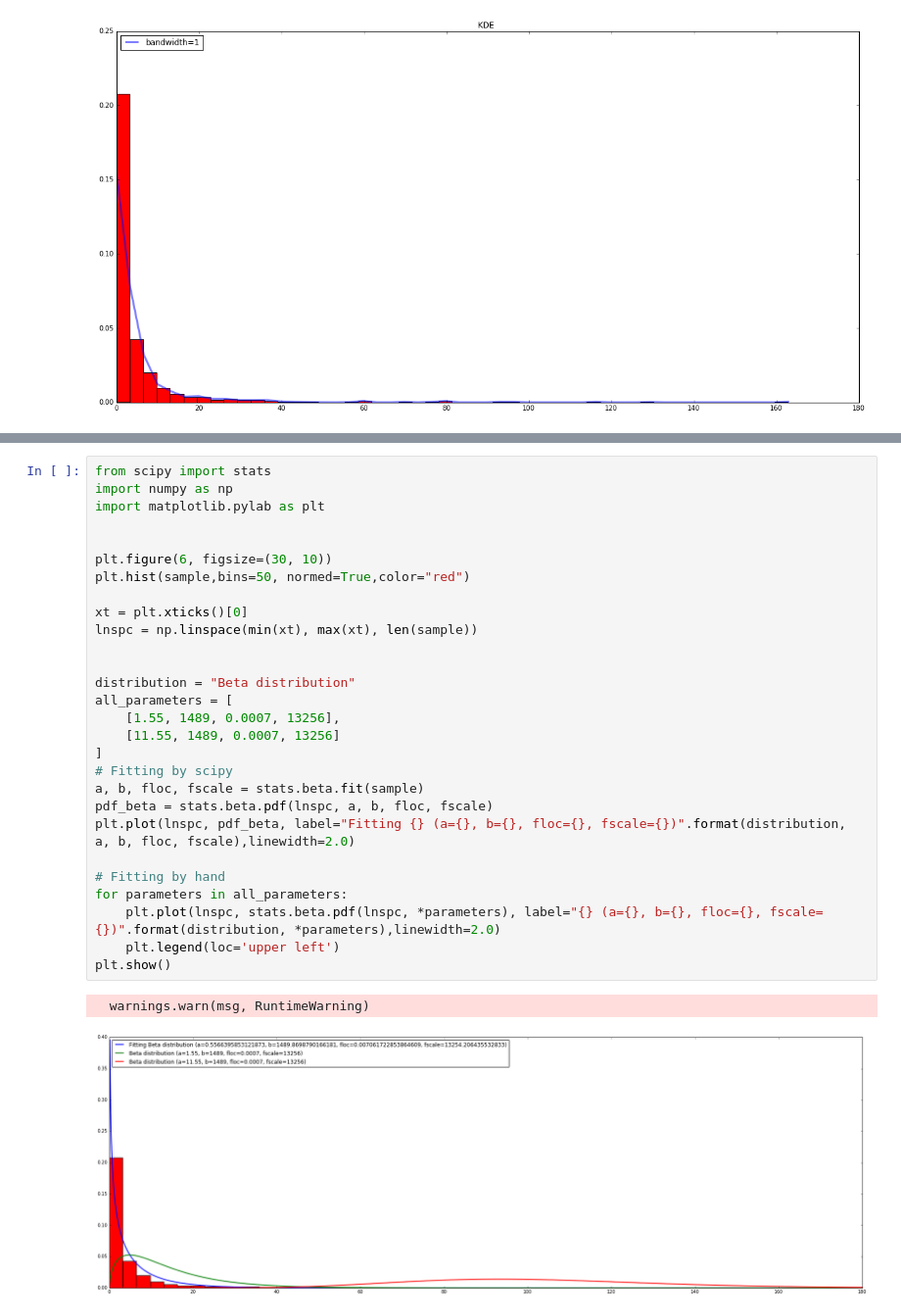
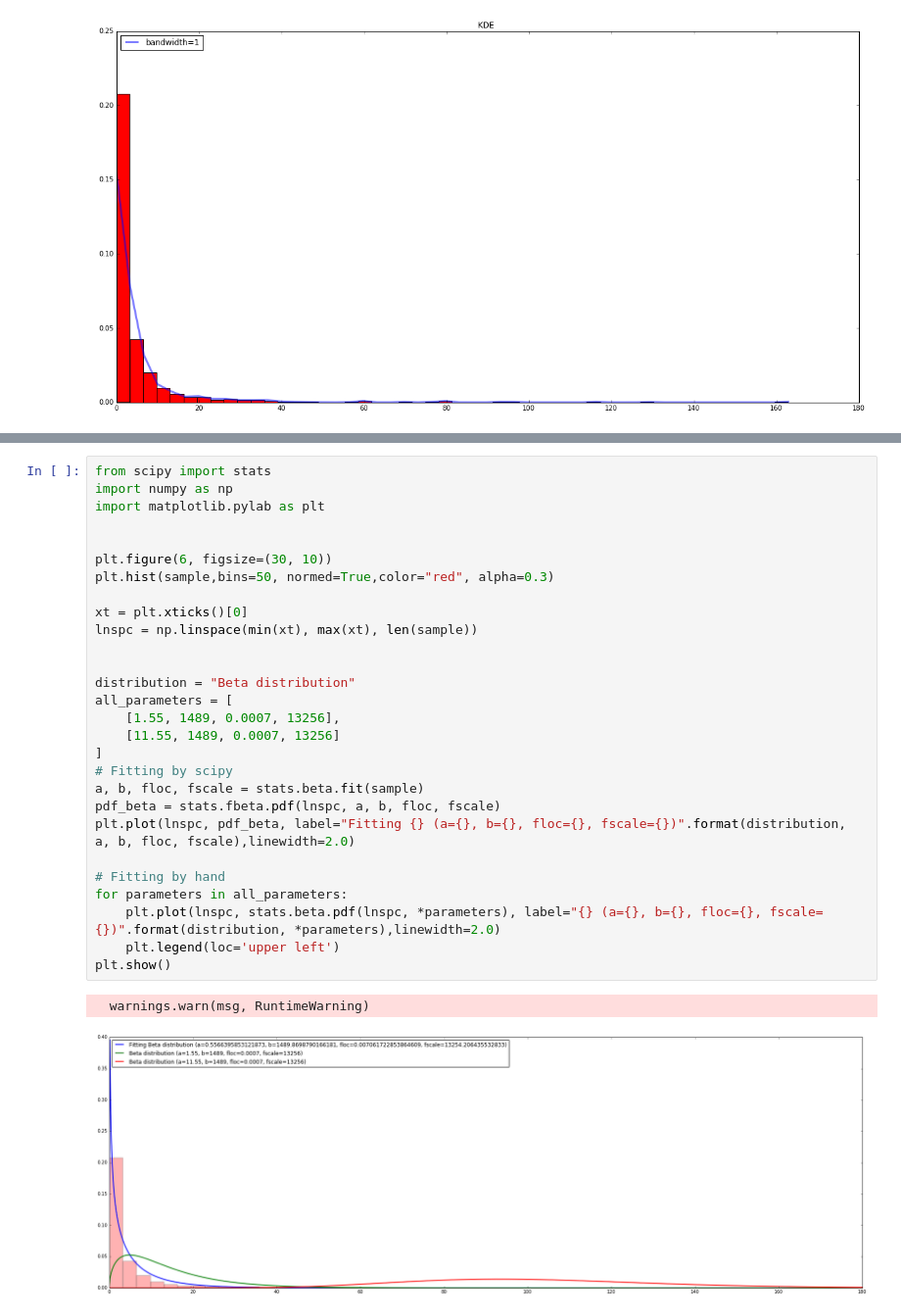
Before and after one commit to vipmax/PM, a Jupyter notebook: PM.ipynb, the cells around one changed output, grey strips where cells are left out. Shown at 98% size. Drawn from its saved outputs; the diff is of its cells as text.

```diff
--- a/PM.ipynb
+++ b/PM.ipynb
@@ -158,31 +160,31 @@ NameError: name 'size' is not defined
 # %%
 from scipy import stats
 import numpy as np
 import matplotlib.pylab as plt
 
 
 plt.figure(6, figsize=(30, 10))
-plt.hist(sample,bins=50, normed=True,color="red")
+plt.hist(sample,bins=50, normed=True,color="red", alpha=0.3)
 
 xt = plt.xticks()[0]
 lnspc = np.linspace(min(xt), max(xt), len(sample))
 
 
 distribution = "Beta distribution"
 all_parameters = [
     [1.55, 1489, 0.0007, 13256],
     [11.55, 1489, 0.0007, 13256]
 ]
 # Fitting by scipy
 a, b, floc, fscale = stats.beta.fit(sample)
-pdf_beta = stats.beta.pdf(lnspc, a, b, floc, fscale)
+pdf_beta = stats.fbeta.pdf(lnspc, a, b, floc, fscale)
 plt.plot(lnspc, pdf_beta, label="Fitting {} (a={}, b={}, floc={}, fscale={})".format(distribution, a, b, floc, fscale),linewidth=2.0)
 
 # Fitting by hand
 for parameters in all_parameters:
     plt.plot(lnspc, stats.beta.pdf(lnspc, *parameters), label="{} (a={}, b={}, floc={}, fscale={})".format(distribution, *parameters),linewidth=2.0)
     plt.legend(loc='upper left')
 plt.show()
 # %% [output]
   warnings.warn(msg, RuntimeWarning)
-[figure, old version]
+[figure, new version]
```
Also changed, not shown: parts of 6 cells of this notebook, 1 other file.
